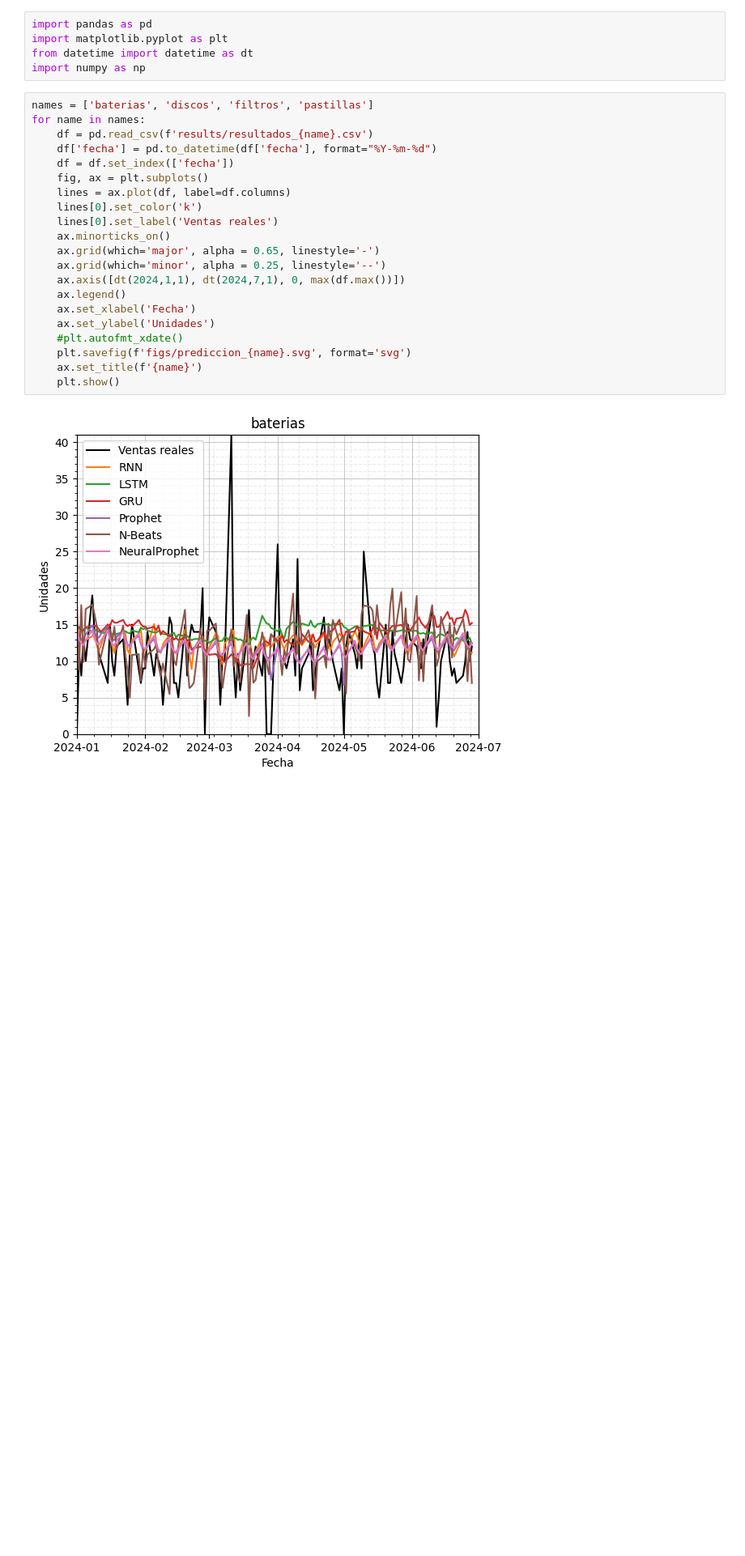
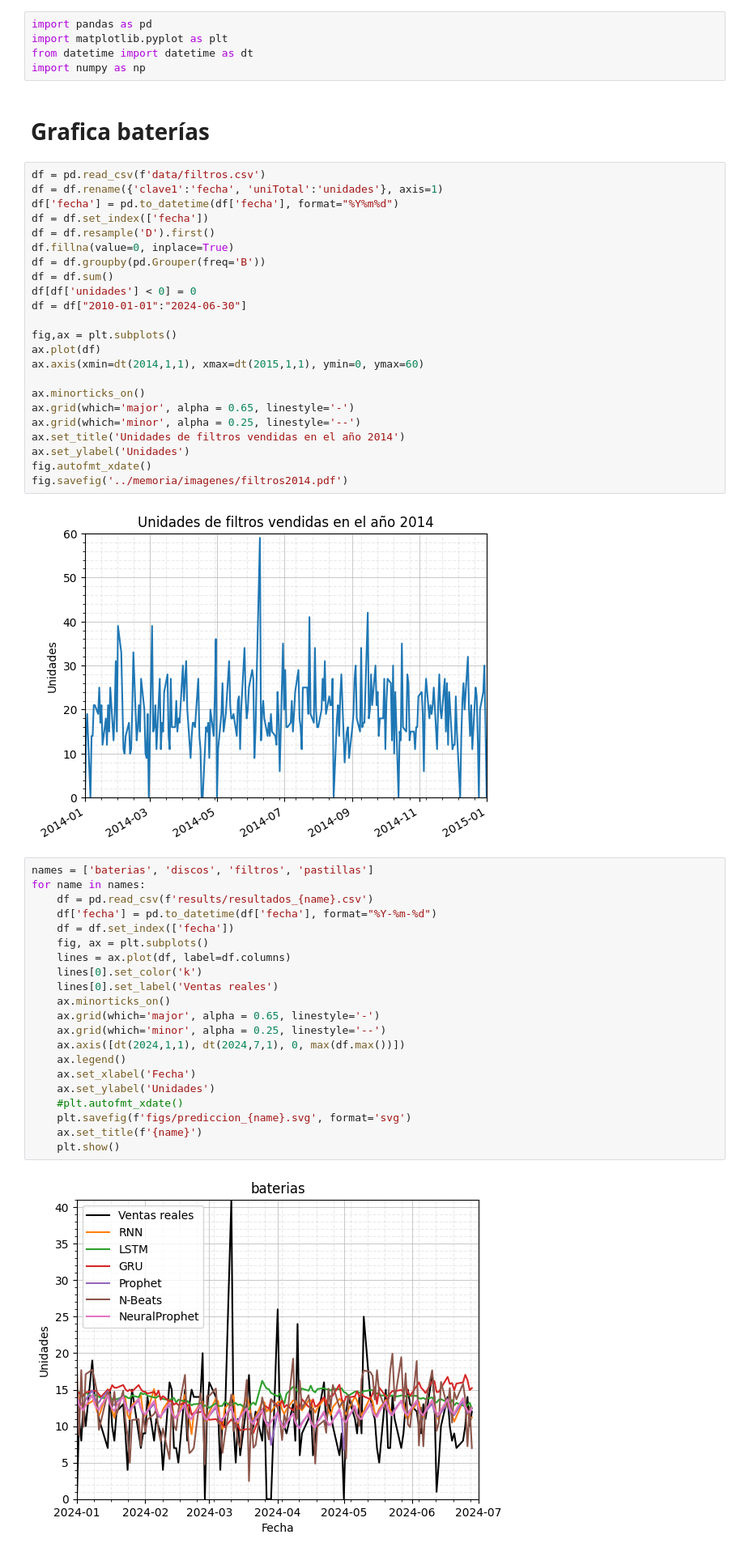
Before and after one commit to antonio-przgrc/tfm, a Jupyter notebook: code/figuras.ipynb, the cells around one changed output. Shown at 81% size. Cells and saved outputs as stored; diff of their text form; blank space fills up the shorter version.

```diff
--- a/code/figuras.ipynb
+++ b/code/figuras.ipynb
@@ -3,6 +3,33 @@ import pandas as pd
 import matplotlib.pyplot as plt
 from datetime import datetime as dt
 import numpy as np
+# %% [markdown]
+# Grafica baterías
+# %%
+df = pd.read_csv(f'data/filtros.csv')
+df = df.rename({'clave1':'fecha', 'uniTotal':'unidades'}, axis=1)
+df['fecha'] = pd.to_datetime(df['fecha'], format="%Y%m%d")
+df = df.set_index(['fecha'])
+df = df.resample('D').first()
+df.fillna(value=0, inplace=True)
+df = df.groupby(pd.Grouper(freq='B'))
+df = df.sum()
+df[df['unidades'] < 0] = 0
+df = df["2010-01-01":"2024-06-30"]
+
+fig,ax = plt.subplots()
+ax.plot(df)
+ax.axis(xmin=dt(2014,1,1), xmax=dt(2015,1,1), ymin=0, ymax=60)
+
+ax.minorticks_on()
+ax.grid(which='major', alpha = 0.65, linestyle='-')
+ax.grid(which='minor', alpha = 0.25, linestyle='--')
+ax.set_title('Unidades de filtros vendidas en el año 2014')
+ax.set_ylabel('Unidades')
+fig.autofmt_xdate()
+fig.savefig('../memoria/imagenes/filtros2014.pdf')
+# %% [output]
+[figure, added]
 # %%
 names = ['baterias', 'discos', 'filtros', 'pastillas']
 for name in names:
```
Also changed, not shown: 21 other files.
